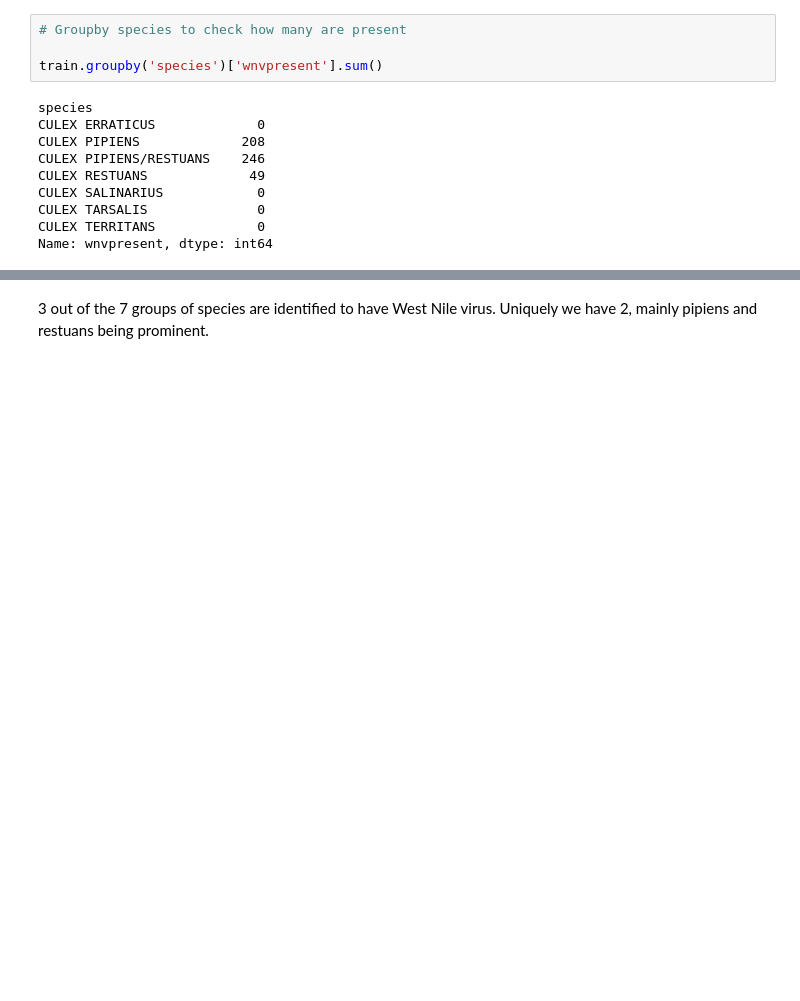
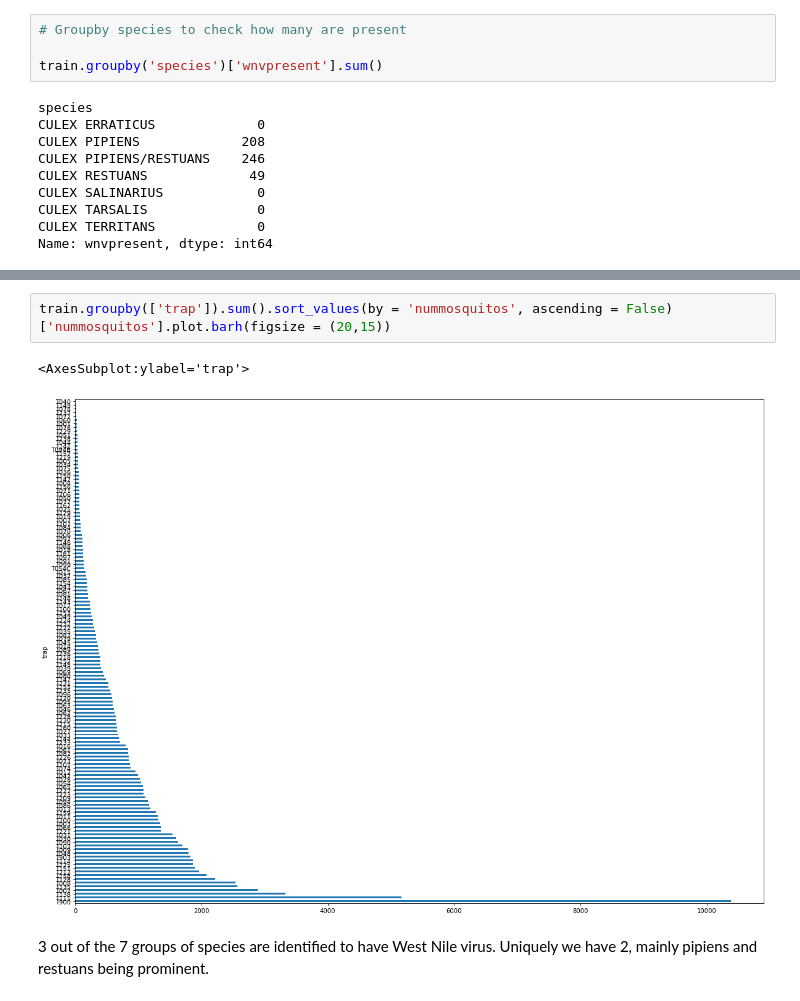
Before and after one commit to msamhz/GA-Project_4, a Jupyter notebook: code/EDA_Cleanup_Consolidate.ipynb, the cells around one changed output, grey strips where cells are left out. Drawn from its saved outputs; the diff is of its cells as text; blank space fills up the shorter version.

```diff
--- a/code/EDA_Cleanup_Consolidate.ipynb
+++ b/code/EDA_Cleanup_Consolidate.ipynb
@@ -148,3 +155,8 @@ Name: wnvpresent, dtype: int64
+# %%
+train.groupby(['trap']).sum().sort_values(by = 'nummosquitos', ascending = False)['nummosquitos'].plot.barh(figsize = (20,15))
+# %% [output]
+<AxesSubplot:ylabel='trap'>
+[figure, added]
 # %% [markdown]
 3 out of the 7 groups of species are identified to have West Nile virus. Uniquely we have 2, mainly pipiens and restuans being prominent.
 # %% [markdown]
```
Also changed, not shown: parts of 13 cells of this notebook.
